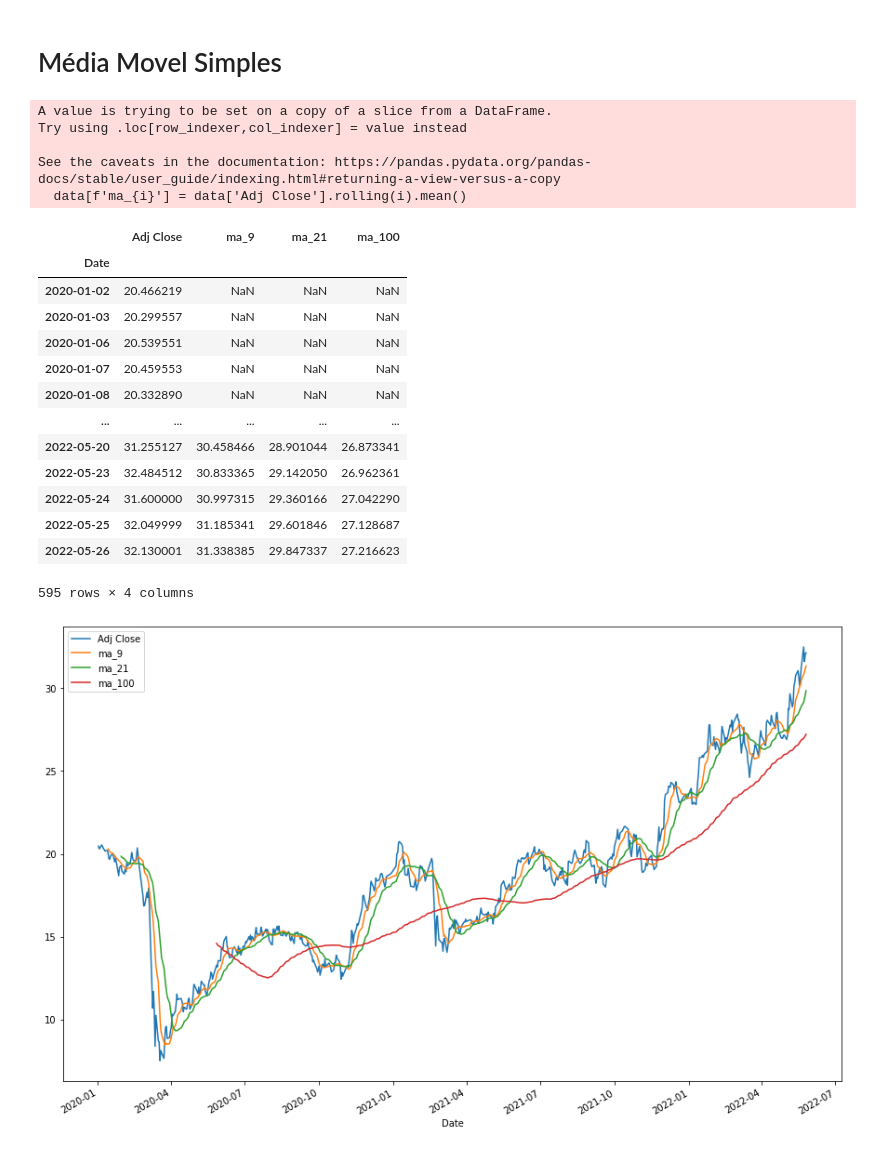
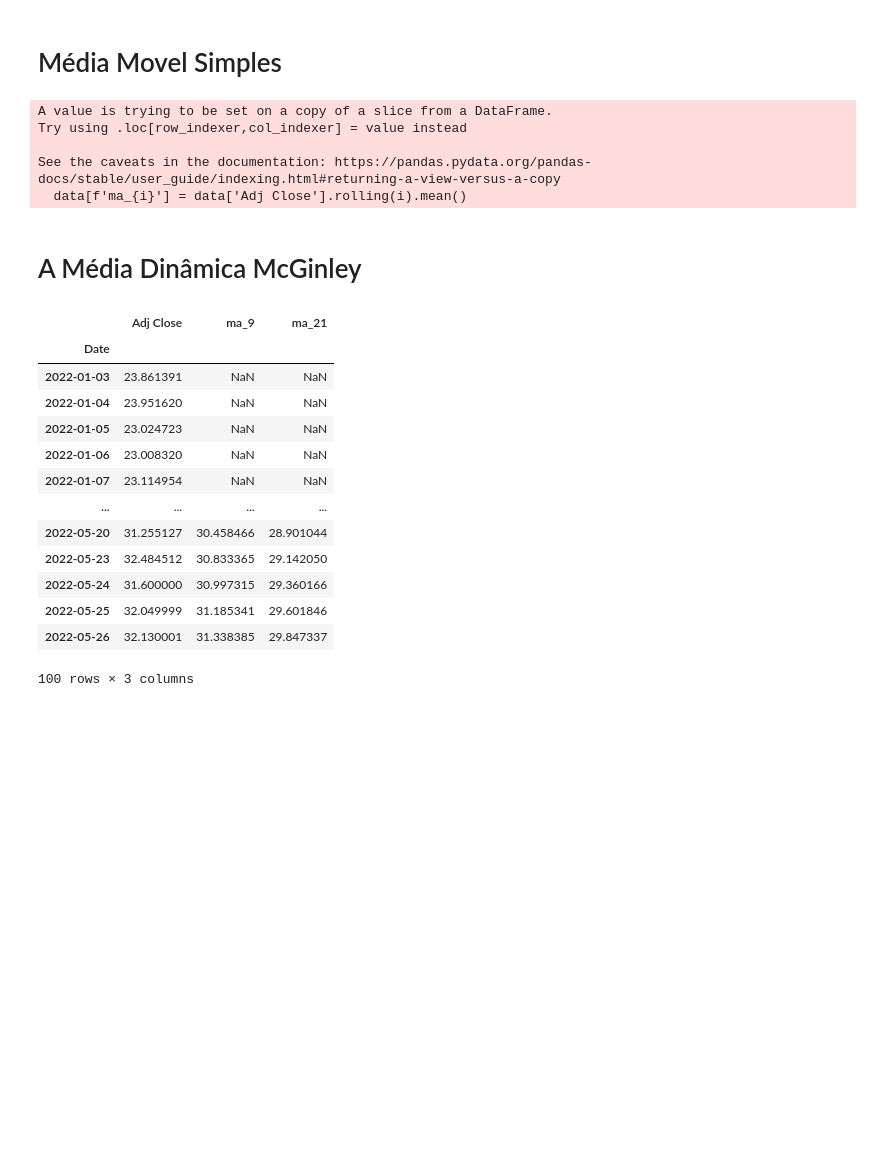
Before and after one commit to ufrgsqfl/indicadores, a Jupyter notebook: McGinley Dynamic/exemplo.ipynb, the cells around one changed output. Cells and saved outputs as stored; diff of their text form; code cells hidden in the pictures; blank space fills up the shorter version.

```diff
--- a/McGinley Dynamic/exemplo.ipynb
+++ b/McGinley Dynamic/exemplo.ipynb
@@ -22,24 +22,28 @@ def ma(data, period: tuple):
     return data
-# %%
-ma(df, [9,21,100])
-# %% [output]
-A value is trying to be set on a copy of a slice from a DataFrame.
-Try using .loc[row_indexer,col_indexer] = value instead
-
-See the caveats in the documentation: https://pandas.pydata.org/pandas-docs/stable/user_guide/indexing.html#returning-a-view-versus-a-copy
-  data[f'ma_{i}'] = data['Adj Close'].rolling(i).mean()
-|  | Adj Close | ma_9 | ma_21 | ma_100 |
-| Date |  |  |  |  |
-| 2020-01-02 | 20.466219 | NaN | NaN | NaN |
-| 2020-01-03 | 20.299557 | NaN | NaN | NaN |
-| 2020-01-06 | 20.539551 | NaN | NaN | NaN |
-| 2020-01-07 | 20.459553 | NaN | NaN | NaN |
-| 2020-01-08 | 20.332890 | NaN | NaN | NaN |
-| ... | ... | ... | ... | ... |
-| 2022-05-20 | 31.255127 | 30.458466 | 28.901044 | 26.873341 |
-| 2022-05-23 | 32.484512 | 30.833365 | 29.142050 | 26.962361 |
-| 2022-05-24 | 31.600000 | 30.997315 | 29.360166 | 27.042290 |
-| 2022-05-25 | 32.049999 | 31.185341 | 29.601846 | 27.128687 |
-| 2022-05-26 | 32.130001 | 31.338385 | 29.847337 | 27.216623 |
-595 rows × 4 columns
-[figure, removed]
+# %%
+df_ma = ma(df, periods)
+# %% [output]
+A value is trying to be set on a copy of a slice from a DataFrame.
+Try using .loc[row_indexer,col_indexer] = value instead
+
+See the caveats in the documentation: https://pandas.pydata.org/pandas-docs/stable/user_guide/indexing.html#returning-a-view-versus-a-copy
+  data[f'ma_{i}'] = data['Adj Close'].rolling(i).mean()
+# %% [markdown]
+# A Média Dinâmica McGinley
+# %%
+df_ma
+# %% [output]
+|  | Adj Close | ma_9 | ma_21 |
+| Date |  |  |  |
+| 2022-01-03 | 23.861391 | NaN | NaN |
+| 2022-01-04 | 23.951620 | NaN | NaN |
+| 2022-01-05 | 23.024723 | NaN | NaN |
+| 2022-01-06 | 23.008320 | NaN | NaN |
+| 2022-01-07 | 23.114954 | NaN | NaN |
+| ... | ... | ... | ... |
+| 2022-05-20 | 31.255127 | 30.458466 | 28.901044 |
+| 2022-05-23 | 32.484512 | 30.833365 | 29.142050 |
+| 2022-05-24 | 31.600000 | 30.997315 | 29.360166 |
+| 2022-05-25 | 32.049999 | 31.185341 | 29.601846 |
+| 2022-05-26 | 32.130001 | 31.338385 | 29.847337 |
+100 rows × 3 columns
```
Also changed, not shown: parts of 5 cells of this notebook.
